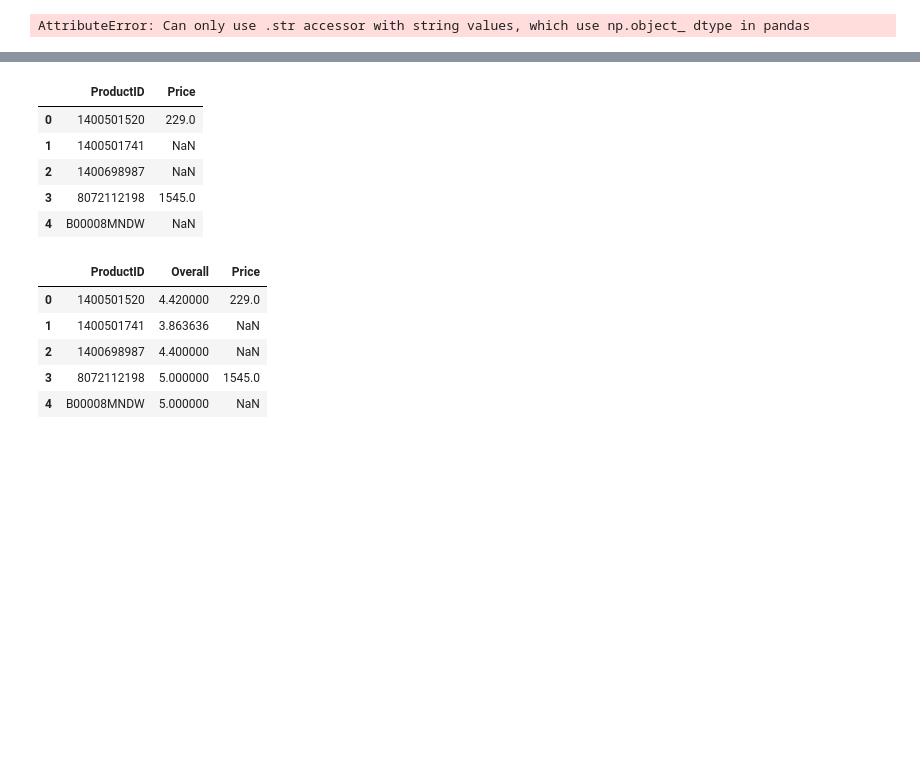
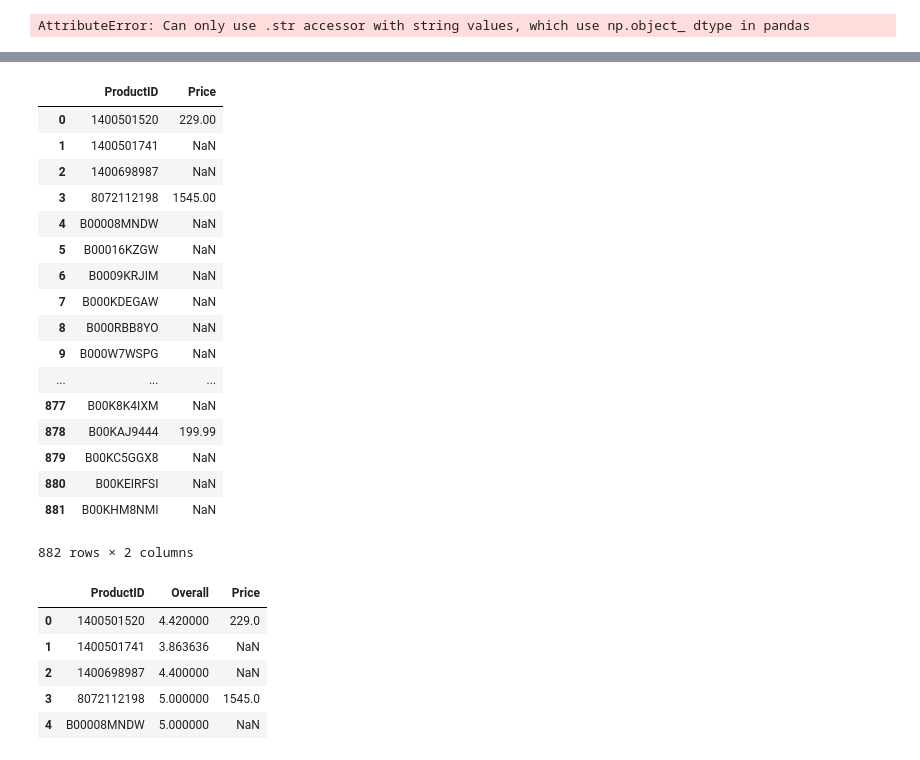
Before and after one commit to UNCG-CSE/CORPUS, a Jupyter notebook: Project_Pavan/Current_dataframe.ipynb, the cells around one changed output, grey strips where cells are left out. Cells and saved outputs as stored; diff of their text form; code cells hidden in the pictures; blank space fills up the shorter version.

```diff
--- a/Project_Pavan/Current_dataframe.ipynb
+++ b/Project_Pavan/Current_dataframe.ipynb
@@ -253,13 +269,25 @@ AttributeError: Can only use .str accessor with string values, which use np.obje
 # %%
 price_df=(temp.groupby(['ProductID'])['Price'].mean()).reset_index()
-price_df.head()
+price_df
 # %% [output]
 |  | ProductID | Price |
-| 0 | 1400501520 | 229.0 |
+| 0 | 1400501520 | 229.00 |
 | 1 | 1400501741 | NaN |
 | 2 | 1400698987 | NaN |
-| 3 | 8072112198 | 1545.0 |
+| 3 | 8072112198 | 1545.00 |
 | 4 | B00008MNDW | NaN |
+| 5 | B00016KZGW | NaN |
+| 6 | B0009KRJIM | NaN |
+| 7 | B000KDEGAW | NaN |
+| 8 | B000RBB8YO | NaN |
+| 9 | B000W7WSPG | NaN |
+| ... | ... | ... |
+| 877 | B00K8K4IXM | NaN |
+| 878 | B00KAJ9444 | 199.99 |
+| 879 | B00KC5GGX8 | NaN |
+| 880 | B00KEIRFSI | NaN |
+| 881 | B00KHM8NMI | NaN |
+882 rows × 2 columns
 # %%
 price_rating_df = pd.merge(rating_avg,price_df,on='ProductID')  #Merging Rating and Price columns
 price_rating_df.head()
```
Also changed, not shown: parts of 6 cells of this notebook, 1 other file.
